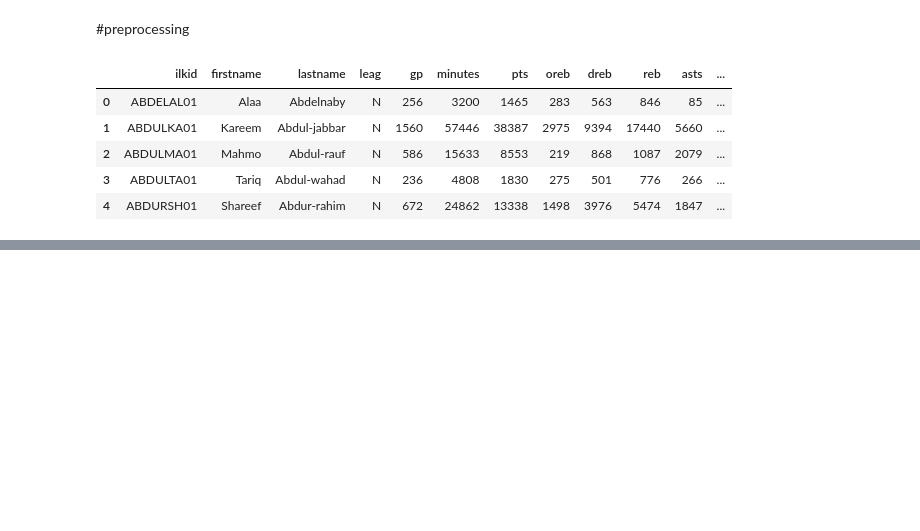
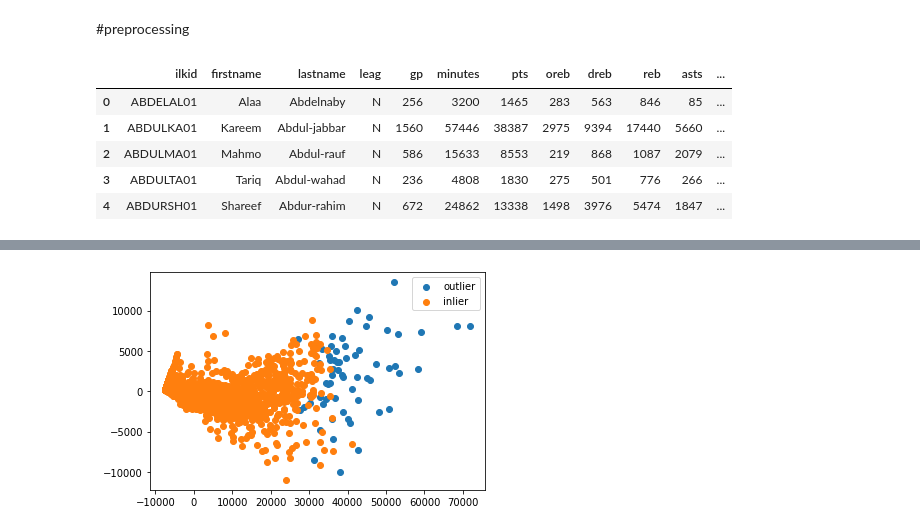
Before and after one commit to ShaelinN/GameOutcomePrediction, a Jupyter notebook: outlier_detection.ipynb, the cells around one changed output, grey strips where cells are left out. Cells and saved outputs as stored; diff of their text form; code cells hidden in the pictures; blank space fills up the shorter version.

```diff
--- a/outlier_detection.ipynb
+++ b/outlier_detection.ipynb
@@ -115,0 +133,4 @@ player_summary
+# %%
+plot(if_outliers) # outlier results using isolation forest
+# %% [output]
+[figure, added]
```
Also changed, not shown: parts of 35 cells of this notebook.
